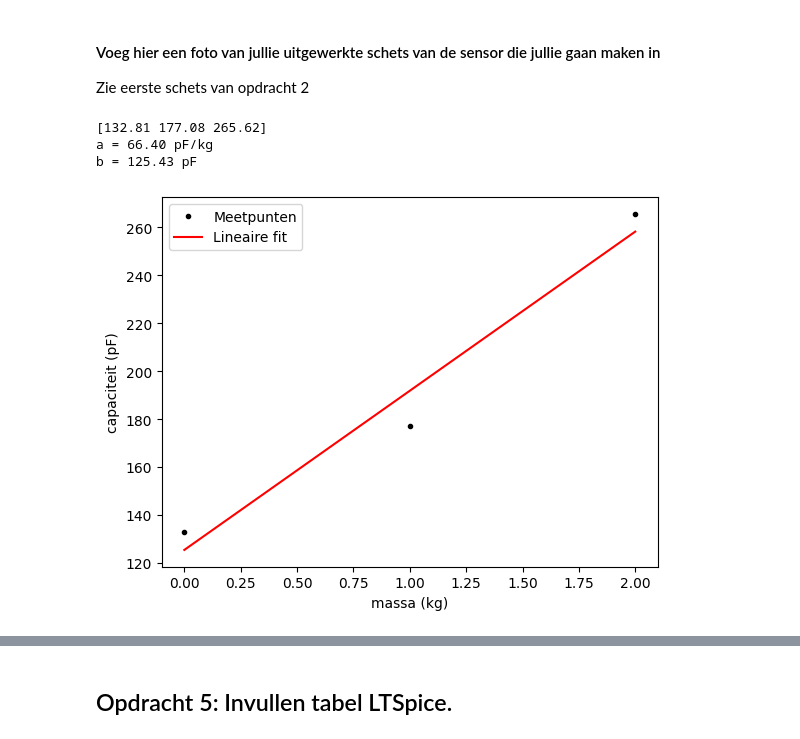
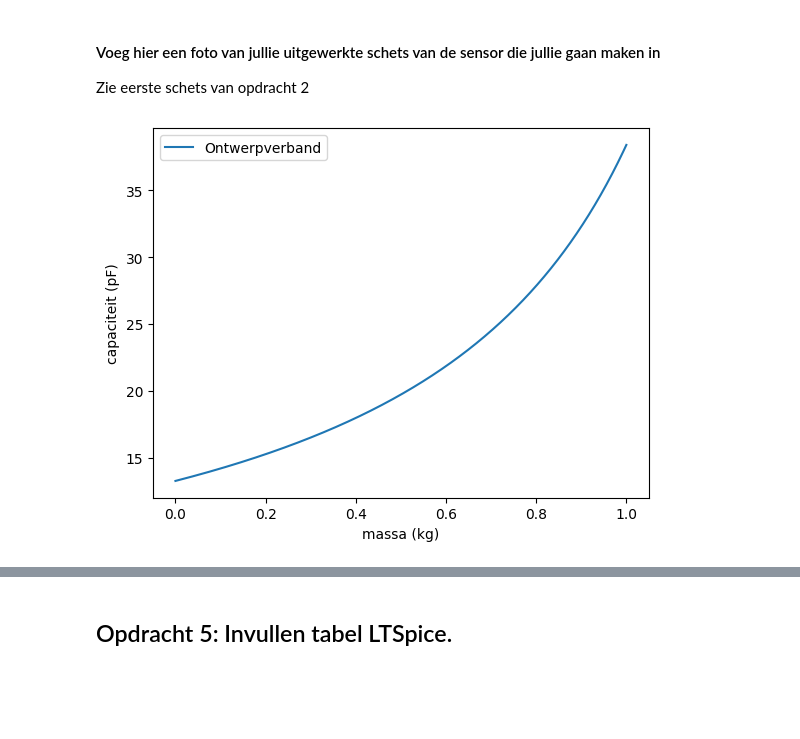
Before and after one commit to zidu2006/opdrachten-DEF-D, a Jupyter notebook: FysiekeOntwerpopdrachten/2OntwerpEenSensorCondensator/DEFOntwerpopdracht2OntwerpEenSensorInvulTemplate.ipynb, the cells around one changed output, grey strips where cells are left out. Drawn from its saved outputs; the diff is of its cells as text; code cells hidden in the pictures; blank space fills up the shorter version.

```diff
--- a/FysiekeOntwerpopdrachten/2OntwerpEenSensorCondensator/DEFOntwerpopdracht2OntwerpEenSensorInvulTemplate.ipynb
+++ b/FysiekeOntwerpopdrachten/2OntwerpEenSensorCondensator/DEFOntwerpopdracht2OntwerpEenSensorInvulTemplate.ipynb
@@ -79,43 +79,31 @@ Zie eerste schets van opdracht 2
 # %%
 import numpy as np
 from matplotlib import pyplot as plt
 from scipy.optimize import curve_fit
 
 # Meetdata
-m = np.array([0, 1, 2]) #Meetgebied waar we willen zitten
-uitwijking2kg=0.0005#Gok voor ontwerpgrafiek niet een meting, het foam is 1 mm dik, dus dat deze met 0.5 mm induwt bij 2kg is een redelijke gok.
-veerk=(m[2]*9.81)/uitwijking2kg #Veerconstante bepalen uit gok, afgeleid uit F=ku => F/u=k
-dontwerp= 0.001-(m*9.81)/veerk#hier wordt de afstand tussen de condensatoren voor de ontwerppunten bepaald
+epsilon0 = 8.854e-12
+m = np.linspace(0, 1, 1000) #Meetgebied waar we willen zitten
+veerk=1500 #Veerconstante gokken, Hoog genoeg dat de plaat niet door zichzelf heengaat
 Aontwerp=0.1*0.1 #oppervlakte
 epsilon_foam=1.5
+g=9.81
+d0=0.01
 
-C= vlakkeplaat(epsilon_foam,Aontwerp,dontwerp)*1e12# De Capaciteiten in pF
-print(C)
+def veerverband(m,A,epsilonr,k,d0):
+    return (epsilon0*epsilonr*A)/(d0-((m*g)/k)) #Uit het theoretische verband van een massa veersysteem is dit de C
 
+C=veerverband(m,Aontwerp,epsilon_foam,veerk,d0)*1e12#Naar pF
 
-# lineaire functie als fit, want klein meetbereik (goede benadering => Taylorreeks)
+# lineaire functie als fit, want klein meetbereik (goede benadering => Taylorreeks), DIT STAAT HIER OM DE VOLGENDE CELLS TE LATEN WERKEN
 def lineair(m, a, b):
     return a * m + b
 
-# Curve fit
-popt, pcov = curve_fit(lineair, m, C)
-a, b = popt
-
-print(f"a = {a:.2f} pF/kg")
-print(f"b = {b:.2f} pF")
-
-# Plot
-m_test = np.linspace(m.min(), m.max(), 100)
-
 plt.figure()
-plt.plot(m, C, 'k.', label='Meetpunten')
-plt.plot(m_test, lineair(m_test, *popt), 'r-', label='Lineaire fit')
+plt.plot(m, C, label='Ontwerpverband')
 plt.xlabel('massa (kg)')
 plt.ylabel('capaciteit (pF)')
 plt.legend()
 plt.show()
 # %% [output]
-[132.81 177.08 265.62]
-a = 66.40 pF/kg
-b = 125.43 pF
-[figure, old version]
+[figure, new version]
```
Also changed, not shown: parts of 5 cells of this notebook.
